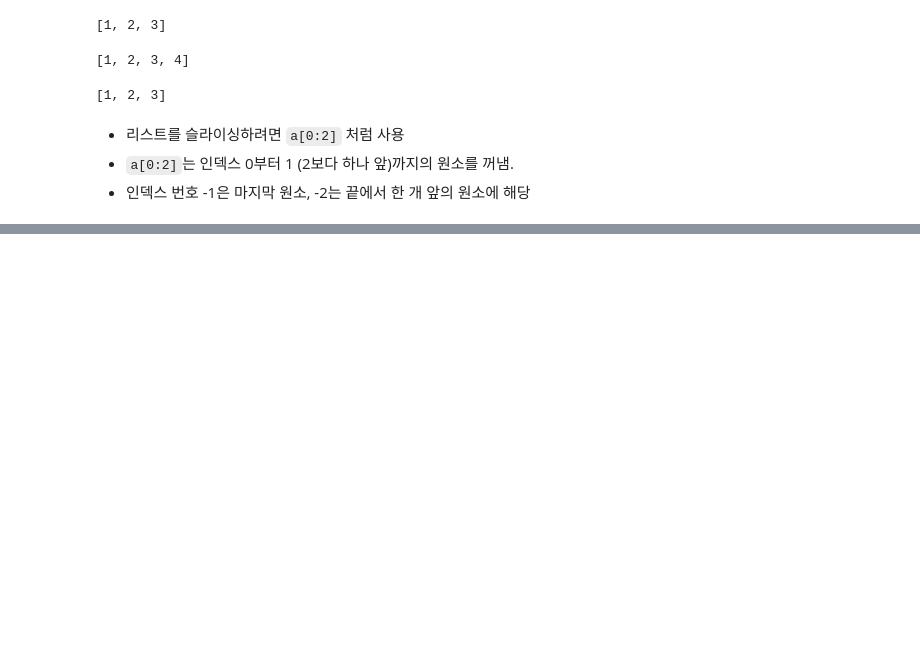
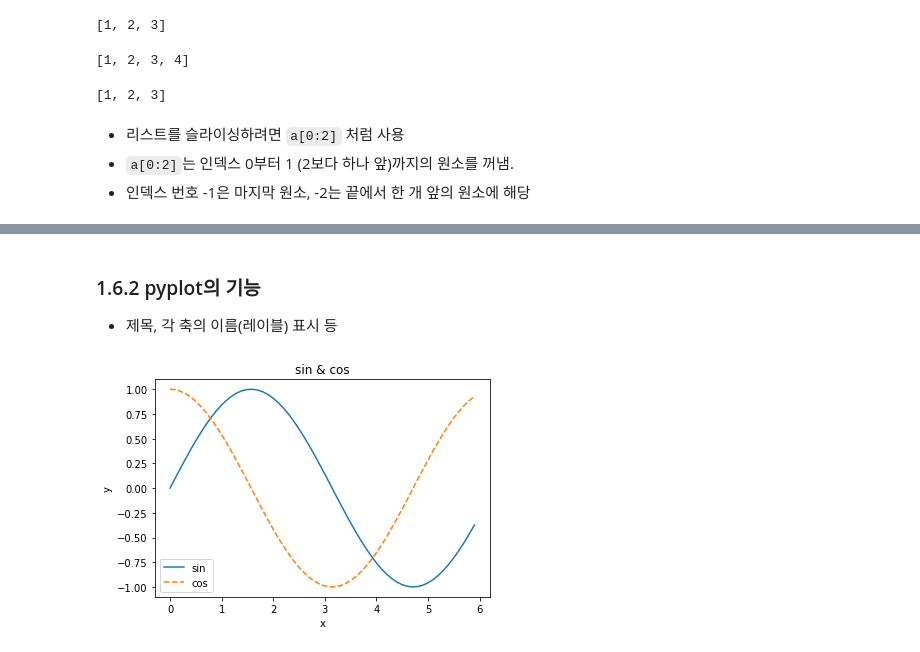
Before and after one commit to ohing504/deep-learning-from-scratch, a Jupyter notebook: Chapter1.ipynb, the cells around one changed output, grey strips where cells are left out. Saved outputs shown, nothing was run; the diff lists cells and outputs as text; code cells hidden in the pictures; blank space fills up the shorter version.

```diff
--- a/Chapter1.ipynb
+++ b/Chapter1.ipynb
@@ -195,0 +601,24 @@ a[:-2]  # 처음부터 마지막 원소의 2개 앞까지 얻기
+# %% [markdown]
+### 1.6.2 pyplot의 기능
+
+* 제목, 각 축의 이름(레이블) 표시 등
+# %%
+# cos 함수 그리기
+import numpy as np
+import matplotlib.pyplot as plt
+
+# 데이터 준비
+x = np.arange(0, 6, 0.1)  # 0에서 6까지 0.1 간격으로 생성
+y1 = np.sin(x)
+y2 = np.cos(x)
+
+# 그래프 그리기
+plt.plot(x, y1, label='sin')
+plt.plot(x, y2, linestyle='--', label='cos')  # cos 함수는 점선으로 그리기
+plt.xlabel('x')  # x축 이름
+plt.ylabel('y')  # y축 이름
+plt.title('sin & cos')  # 제목
+plt.legend()  # 범례, 표시 관련 설정
+plt.show()
+# %% [output]
+[figure, added]
```
Also changed, not shown: parts of 83 cells of this notebook, 2 other files.
